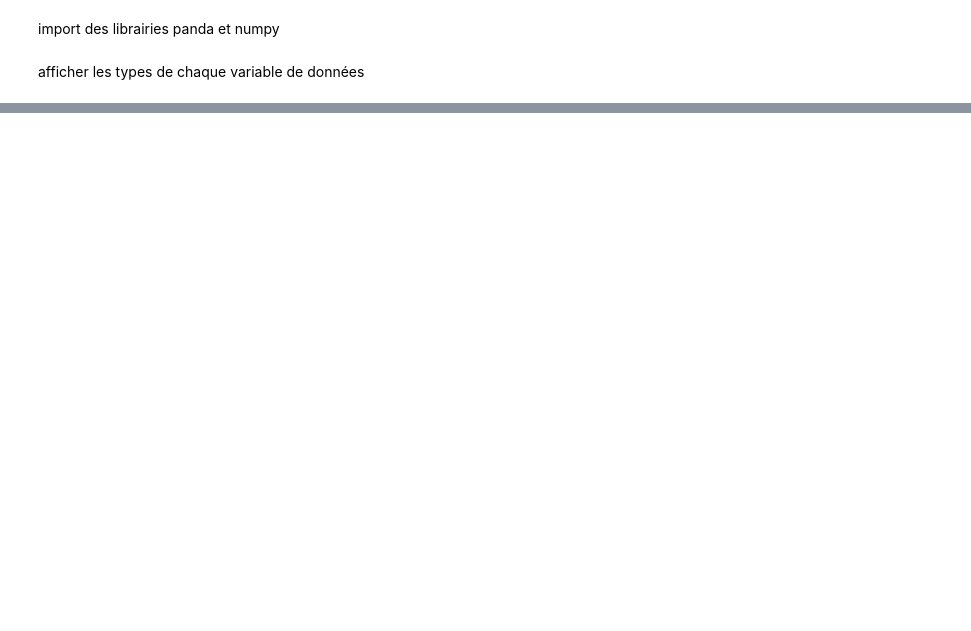
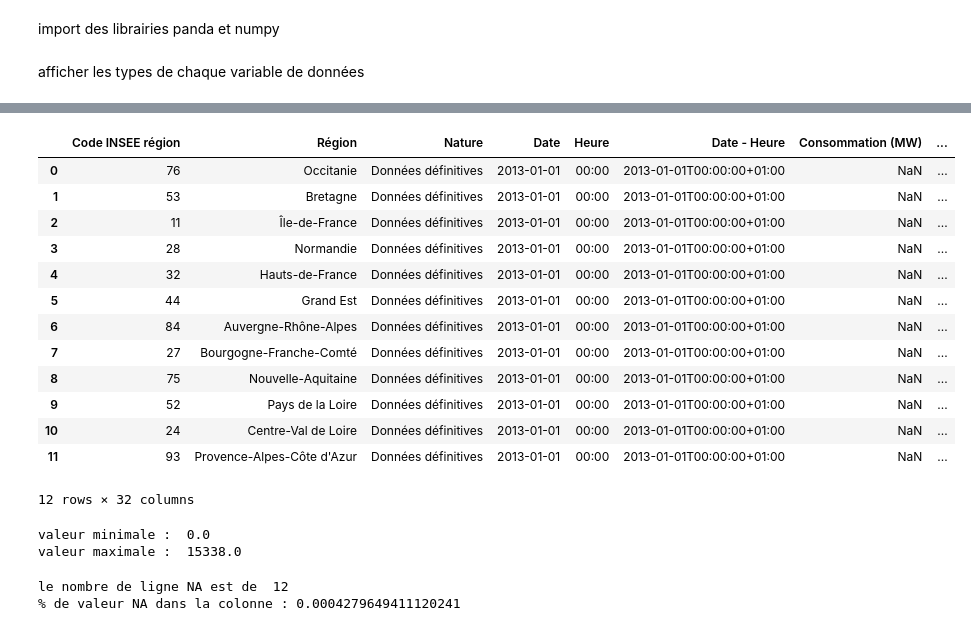
Before and after one commit to bricemeudec/projet-Energie, a Jupyter notebook: projet_energie.ipynb, the cells around one changed output, grey strips where cells are left out. Drawn from its saved outputs; the diff is of its cells as text; code cells hidden in the pictures; blank space fills up the shorter version.

Commit message:
Ajout des analyses consommation/thermique/nucléaire

```diff
--- a/projet_energie.ipynb
+++ b/projet_energie.ipynb
@@ -16,0 +9,4 @@ df = pd.read_csv('/content/drive/MyDrive/eco2mix-regional-cons-def.csv', sep=';'
+# %%
+
+energie = pd.read_csv("eco2mix.csv", sep = ";")
+energie.head()
@@ -60,0 +72,24 @@ NameError: name 'energie' is not defined
+# %%
+energie.loc[energie["Consommation (MW)"].isna()]
+# %% [output]
+|  | Code INSEE région | Région | Nature | Date | Heure | Date - Heure | Consommation (MW) | ... |
+| 0 | 76 | Occitanie | Données définitives | 2013-01-01 | 00:00 | 2013-01-01T00:00:00+01:00 | NaN | ... |
+| 1 | 53 | Bretagne | Données définitives | 2013-01-01 | 00:00 | 2013-01-01T00:00:00+01:00 | NaN | ... |
+| 2 | 11 | Île-de-France | Données définitives | 2013-01-01 | 00:00 | 2013-01-01T00:00:00+01:00 | NaN | ... |
+| 3 | 28 | Normandie | Données définitives | 2013-01-01 | 00:00 | 2013-01-01T00:00:00+01:00 | NaN | ... |
+| 4 | 32 | Hauts-de-France | Données définitives | 2013-01-01 | 00:00 | 2013-01-01T00:00:00+01:00 | NaN | ... |
+| 5 | 44 | Grand Est | Données définitives | 2013-01-01 | 00:00 | 2013-01-01T00:00:00+01:00 | NaN | ... |
+| 6 | 84 | Auvergne-Rhône-Alpes | Données définitives | 2013-01-01 | 00:00 | 2013-01-01T00:00:00+01:00 | NaN | ... |
+| 7 | 27 | Bourgogne-Franche-Comté | Données définitives | 2013-01-01 | 00:00 | 2013-01-01T00:00:00+01:00 | NaN | ... |
+| 8 | 75 | Nouvelle-Aquitaine | Données définitives | 2013-01-01 | 00:00 | 2013-01-01T00:00:00+01:00 | NaN | ... |
+| 9 | 52 | Pays de la Loire | Données définitives | 2013-01-01 | 00:00 | 2013-01-01T00:00:00+01:00 | NaN | ... |
+| 10 | 24 | Centre-Val de Loire | Données définitives | 2013-01-01 | 00:00 | 2013-01-01T00:00:00+01:00 | NaN | ... |
+| 11 | 93 | Provence-Alpes-Côte d'Azur | Données définitives | 2013-01-01 | 00:00 | 2013-01-01T00:00:00+01:00 | NaN | ... |
+12 rows × 32 columns
+# %%
+#Vérification des valeurs maximales et minimales
+print("valeur minimale : ",energie["Consommation (MW)"].min())
+print("valeur maximale : ",energie["Consommation (MW)"].max())
+# %% [output]
+valeur minimale :  0.0
+valeur maximale :  15338.0
@@ -60,0 +98,7 @@ NameError: name 'energie' is not defined
+# %%
+print("le nombre de ligne NA est de ",energie["Thermique (MW)"].isna().sum())
+NbrNA = energie["Thermique (MW)"].isna().sum()
+print("% de valeur NA dans la colonne :", (NbrNA/energie.shape[0])*100)
+# %% [output]
+le nombre de ligne NA est de  12
+% de valeur NA dans la colonne : 0.0004279649411120241
```
Also changed, not shown: parts of 20 cells of this notebook.
